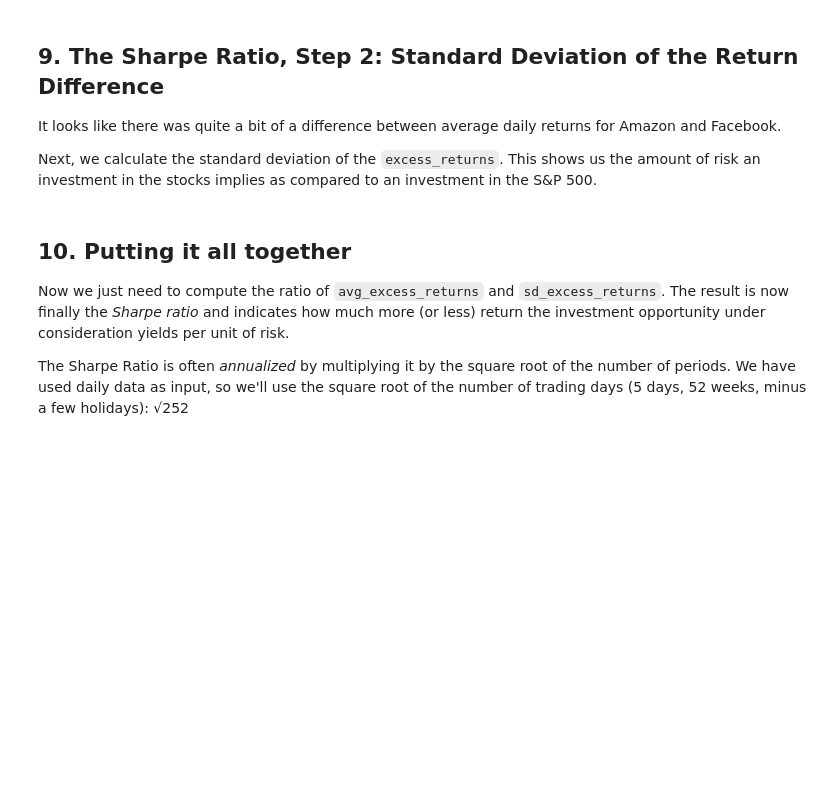
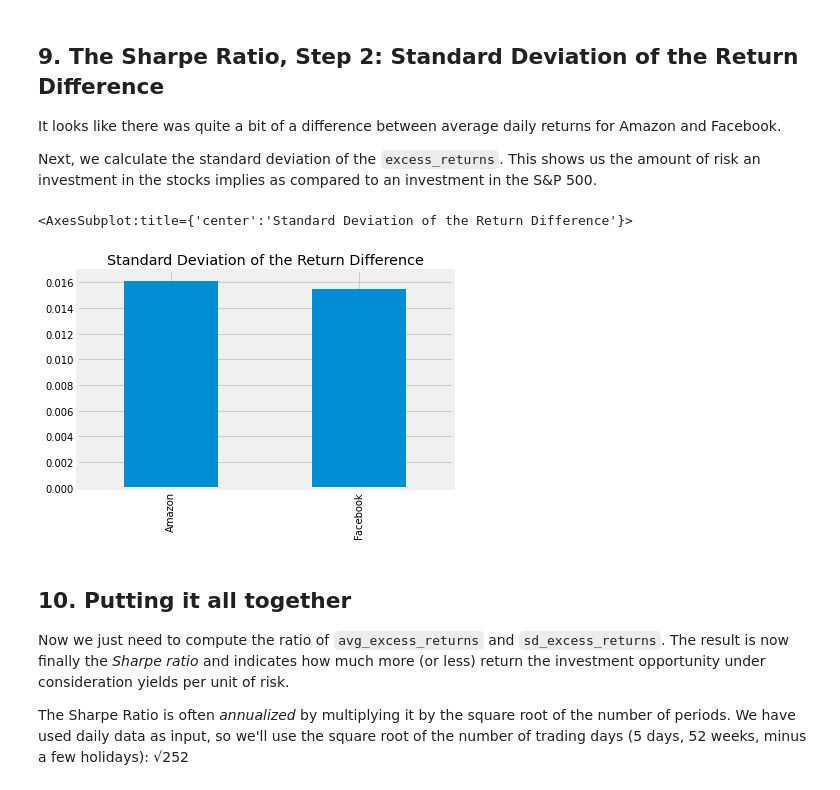
Before and after one commit to avinashbatchala/Data-Camp-Projects, a Jupyter notebook: Risk and Returns The sharpe Ratio/notebook.ipynb, the cells around one changed output. Saved outputs shown, nothing was run; the diff lists cells and outputs as text; code cells hidden in the pictures; blank space fills up the shorter version.

```diff
--- a/Risk and Returns The sharpe Ratio/notebook.ipynb
+++ b/Risk and Returns The sharpe Ratio/notebook.ipynb
@@ -201,10 +195,13 @@ avg_excess_return = ...
 <p>Next, we calculate the standard deviation of the <code>excess_returns</code>. This shows us the amount of risk an investment in the stocks implies as compared to an investment in the S&amp;P 500.</p>
 # %%
 # calculate the standard deviations
-sd_excess_return = ...
+sd_excess_return = excess_returns.std()
 
 # plot the standard deviations
-# ... YOUR CODE FOR TASK 9 HERE ...
+sd_excess_return.plot.bar(title='Standard Deviation of the Return Difference')
+# %% [output]
+<AxesSubplot:title={'center':'Standard Deviation of the Return Difference'}>
+[figure, added]
 # %% [markdown]
 ## 10. Putting it all together
 <p>Now we just need to compute the ratio of <code>avg_excess_returns</code> and <code>sd_excess_returns</code>. The result is now finally the <em>Sharpe ratio</em> and indicates how much more (or less) return the investment opportunity under consideration yields per unit of risk.</p>
```
Also changed, not shown: parts of 11 cells of this notebook.
